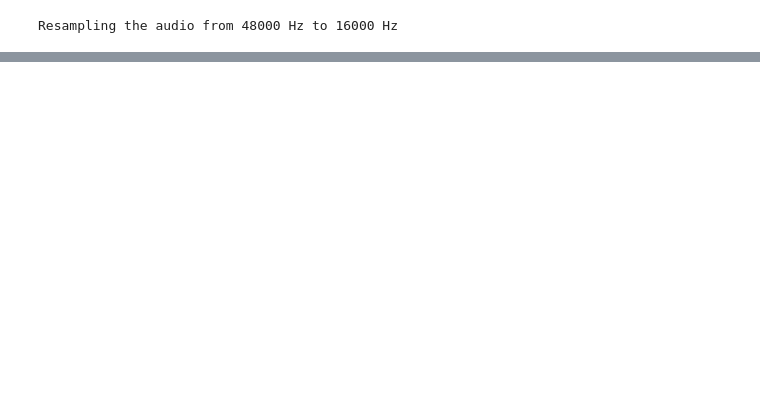
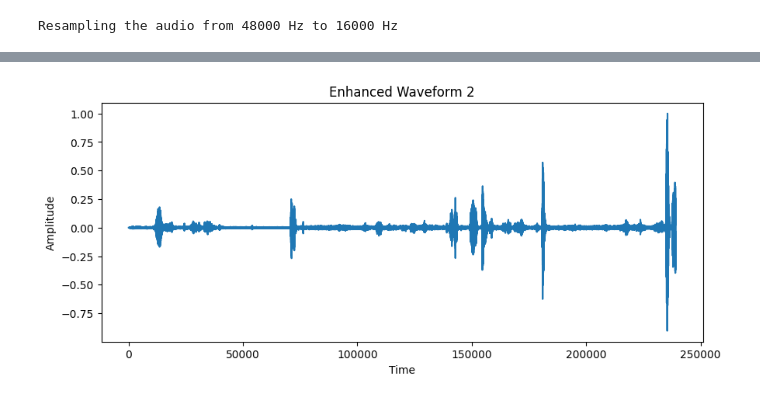
Before and after one commit to utkarshkejriwal/Noise-Reduction, a Jupyter notebook: Noise_Reduction.ipynb, the cells around one changed output, grey strips where cells are left out. Saved outputs shown, nothing was run; the diff lists cells and outputs as text; code cells hidden in the pictures; blank space fills up the shorter version.

Commit message:
Updated Code with MetricGAN+

```diff
--- a/Noise_Reduction.ipynb
+++ b/Noise_Reduction.ipynb
@@ -147,2 +142,15 @@ tensor([[-9.3813e-13, -4.7309e-12, -8.7826e-12,  ...,  1.2449e-04,
+# %%
+from speechbrain.inference.enhancement import SpectralMaskEnhancement
+model2 = SpectralMaskEnhancement.from_hparams(
+    source="speechbrain/metricgan-plus-voicebank",
+    savedir="pretrained_models/metricgan-plus"
+)
+num_samples = waveform.shape[-1]
+lengths = torch.tensor([num_samples / num_samples], dtype=torch.float32)
+enhanced_waveform2 = model2.enhance_batch(waveform, lengths = lengths).squeeze(0)
+enhanced_waveform2 = enhanced_waveform2 / enhanced_waveform2.abs().max()
+enhanced_waveform2 = enhanced_waveform2.unsqueeze(0)
+
+torchaudio.save("converted_audio2.wav", enhanced_waveform2, 16000)
 # %%
 plt.figure(figsize=(10, 4))
@@ -156,3 +164,12 @@ plt.show()
+# %%
+plt.figure(figsize=(10, 4))
+plt.plot(enhanced_waveform2[0].numpy())
+plt.title("Enhanced Waveform 2")
+plt.xlabel("Time")
+plt.ylabel("Amplitude")
+plt.show()
+# %% [output]
+[figure, added]
 # %%
 import librosa
 import librosa.display
```
Also changed, not shown: parts of 10 cells of this notebook.
